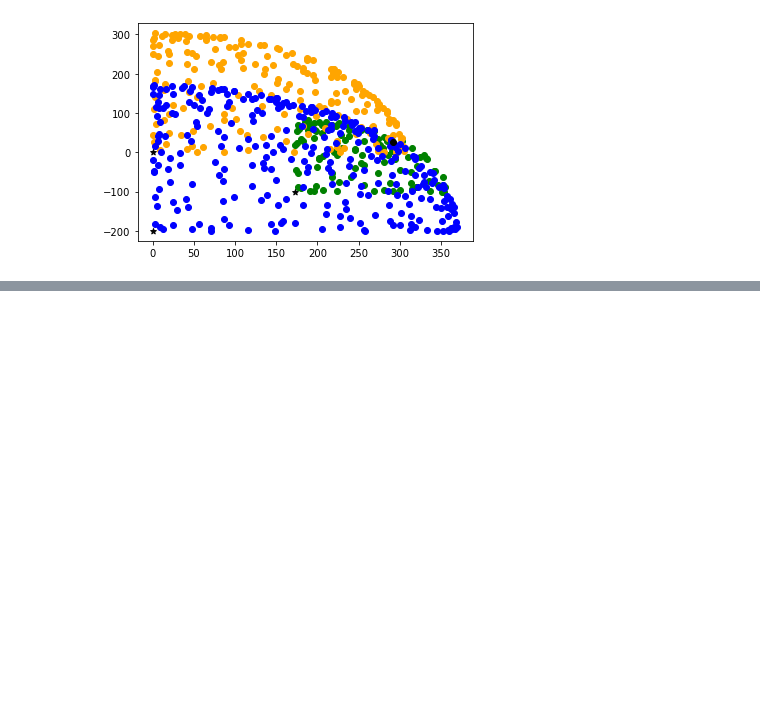
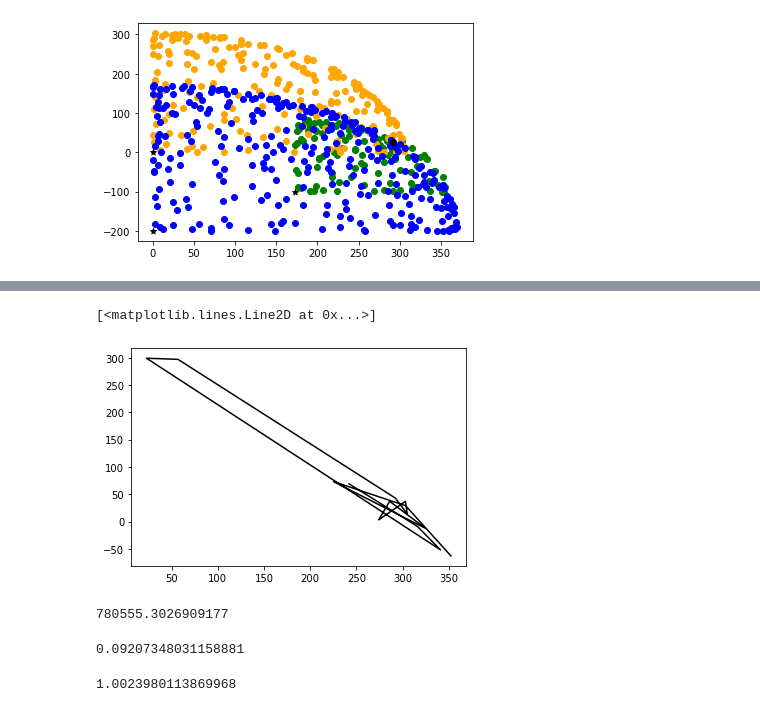
Before and after one commit to erikvcarlson/WingWatch, a Jupyter notebook: WingWatch_Test.ipynb, the cells around one changed output, grey strips where cells are left out. Drawn from its saved outputs; the diff is of its cells as text; code cells hidden in the pictures; blank space fills up the shorter version.

```diff
--- a/WingWatch_Test.ipynb
+++ b/WingWatch_Test.ipynb
@@ -164,0 +198,23 @@ pwd|
+# %%
+convex_of_sol = ConvexHull(overlap_for_convex)
+# %%
+plt.plot(overlap_for_convex[convex_of_sol.vertices,0],overlap_for_convex[convex_of_sol.vertices,1],c='black')
+# %% [output]
+[<matplotlib.lines.Line2D at 0x...>]
+[figure, added]
+# %%
+convex_of_sol.volume
+# %% [output]
+780555.3026909177
+# %%
+#0.0007 Cubic Kilometer
+
+0.00078055530269091773742**(1/3)
+
+#which is like a 92 meter by 92 meter by 92 meter box
+# %% [output]
+0.09207348031158881
+# %%
+780555.3026909177/778688
+# %% [output]
+1.0023980113869968
```
Also changed, not shown: parts of 30 cells of this notebook, 3 other files.
